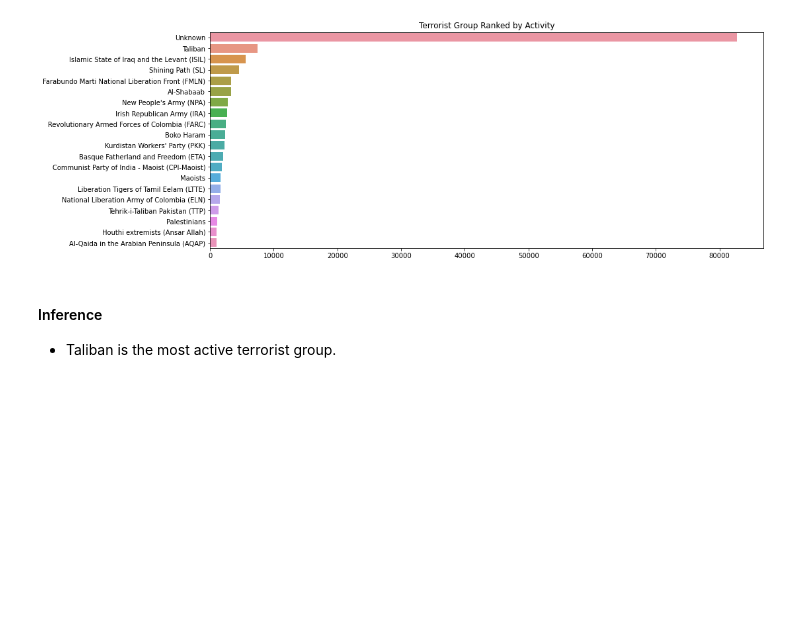
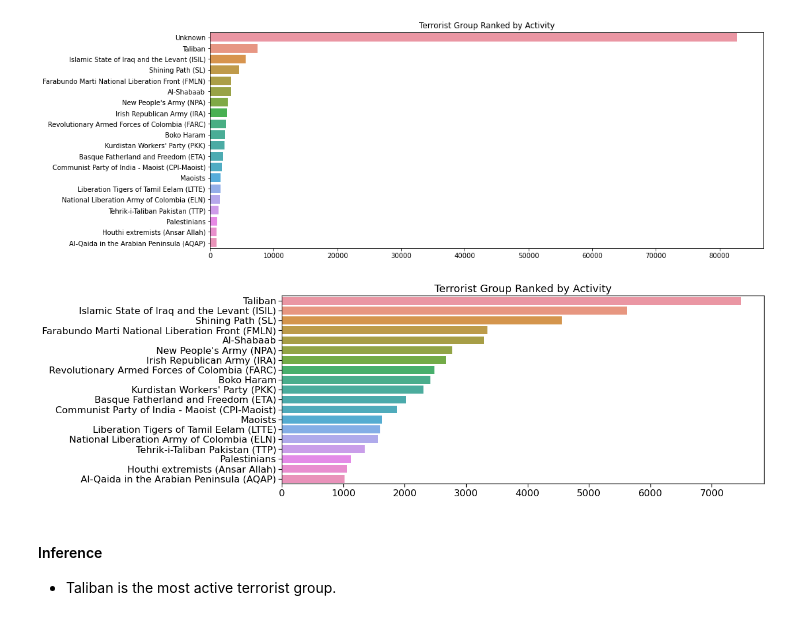
Before and after one commit to FiNiX-GaMmA/Global_terrorism-EDA_project, a Jupyter notebook: worsheet.ipynb, the cells around one changed output. Drawn from its saved outputs; the diff is of its cells as text; code cells hidden in the pictures; blank space fills up the shorter version.

```diff
--- a/worsheet.ipynb
+++ b/worsheet.ipynb
@@ -387,6 +384,13 @@ plt.title('Terrorist Group Ranked by Activity')
 plt.show()
 # %% [output]
 [figure]
+# %%
+plt.subplots(figsize = (15,6))
+sns.barplot(data['Group'].value_counts()[1:20].values,data['Group'].value_counts()[1:20].index)
+plt.title('Terrorist Group Ranked by Activity')
+plt.show()
+# %% [output]
+[figure, added]
 # %% [markdown]
 #### Inference
 - Taliban is the most active terrorist group.
```
Also changed, not shown: parts of 14 cells of this notebook.
